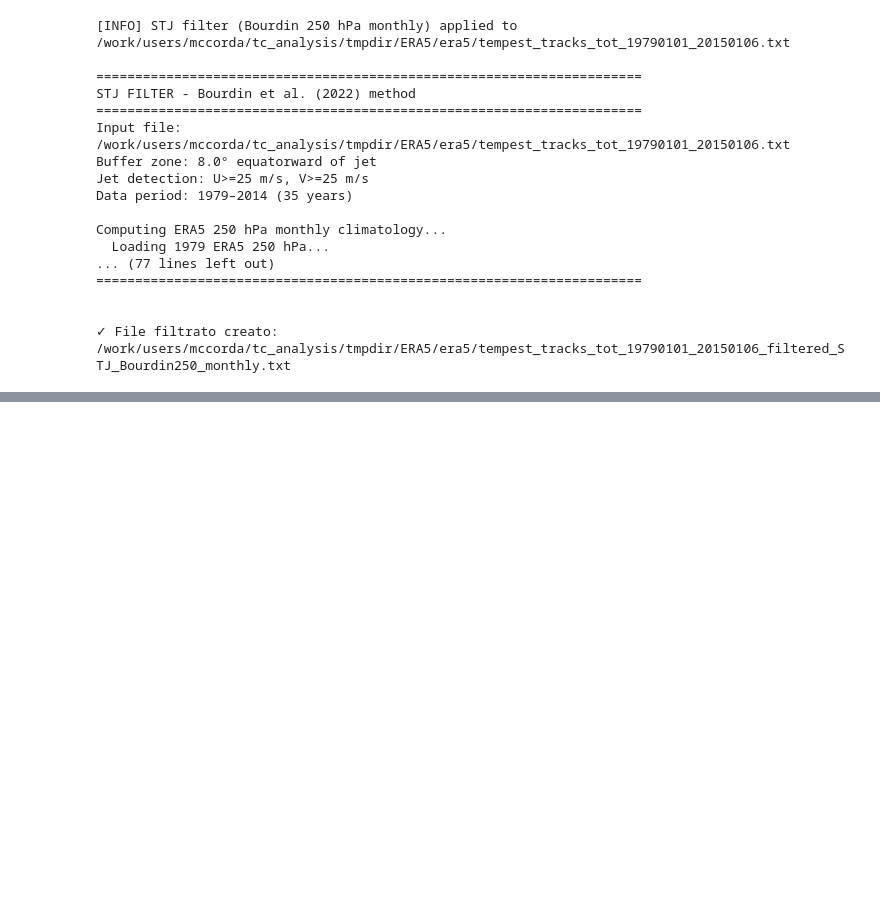
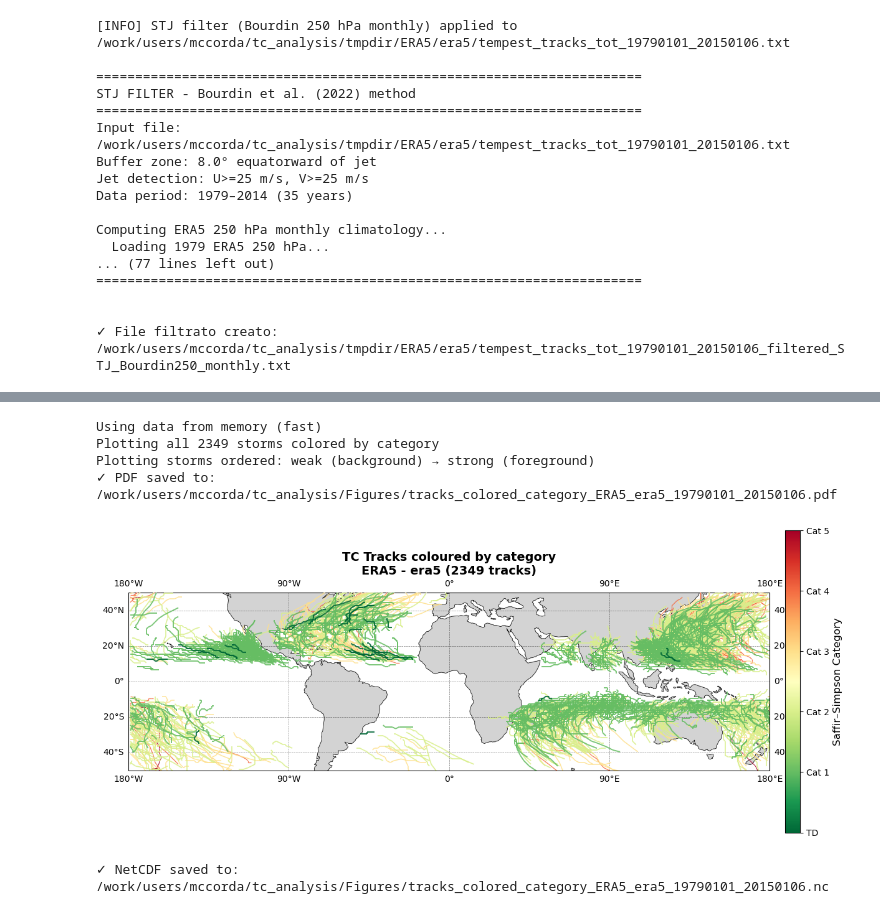
Before and after one commit to DestinE-Climate-DT/AQUA-diagnostics, a Jupyter notebook: frontier-diagnostics/tropical_cyclones/notebooks/tcs_era5_v5.ipynb, the cells around one changed output, grey strips where cells are left out. Cells and saved outputs as stored; diff of their text form; code cells hidden in the pictures; blank space fills up the shorter version.

Commit message:
modified plotting_TCs_custom_memory.py with trajectories saved as a list, and all the functions adapted

```diff
--- a/frontier-diagnostics/tropical_cyclones/notebooks/tcs_era5_v5.ipynb
+++ b/frontier-diagnostics/tropical_cyclones/notebooks/tcs_era5_v5.ipynb
@@ -615,0 +225,12 @@ SH Total                         23.3             14.5      8.8 (+61%)
+# %%
+# OPZIONE 1: Tutte le traiettorie colorate per categoria
+#plot_trajectories_colored(tc_data, config, color_by='category')
+plot_trajectories_colored(tc_data, config)
+# → Salva: tracks_colored_category_MODEL_EXP_DATE.pdf/nc
+# %% [output]
+Using data from memory (fast)
+Plotting all 2349 storms colored by category
+Plotting storms ordered: weak (background) → strong (foreground)
+✓ PDF saved to: /work/users/mccorda/tc_analysis/Figures/tracks_colored_category_ERA5_era5_19790101_20150106.pdf
+[figure, added]
+✓ NetCDF saved to: /work/users/mccorda/tc_analysis/Figures/tracks_colored_category_ERA5_era5_19790101_20150106.nc
```
Also changed, not shown: parts of 18 cells of this notebook, 1 other file.
